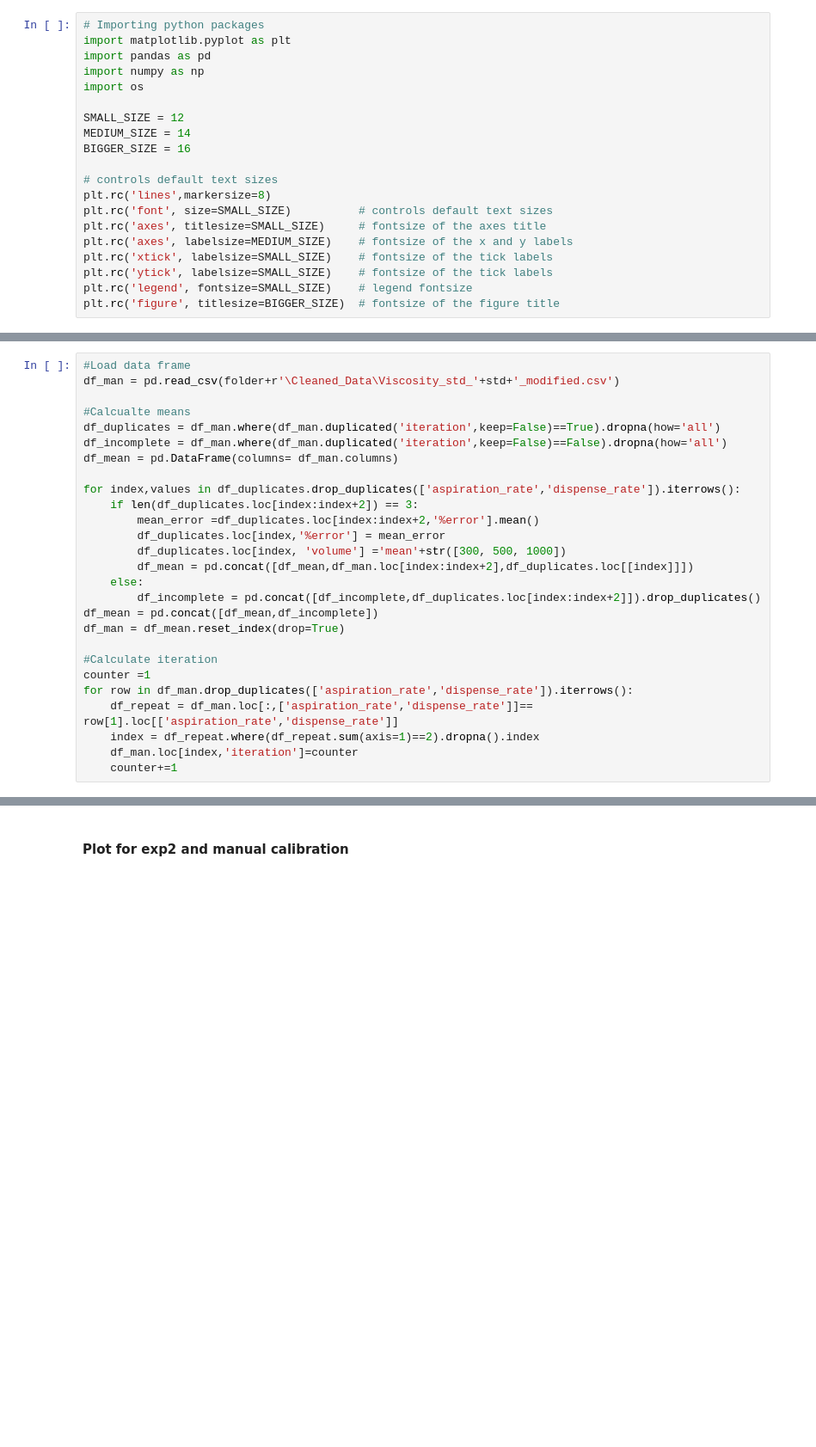
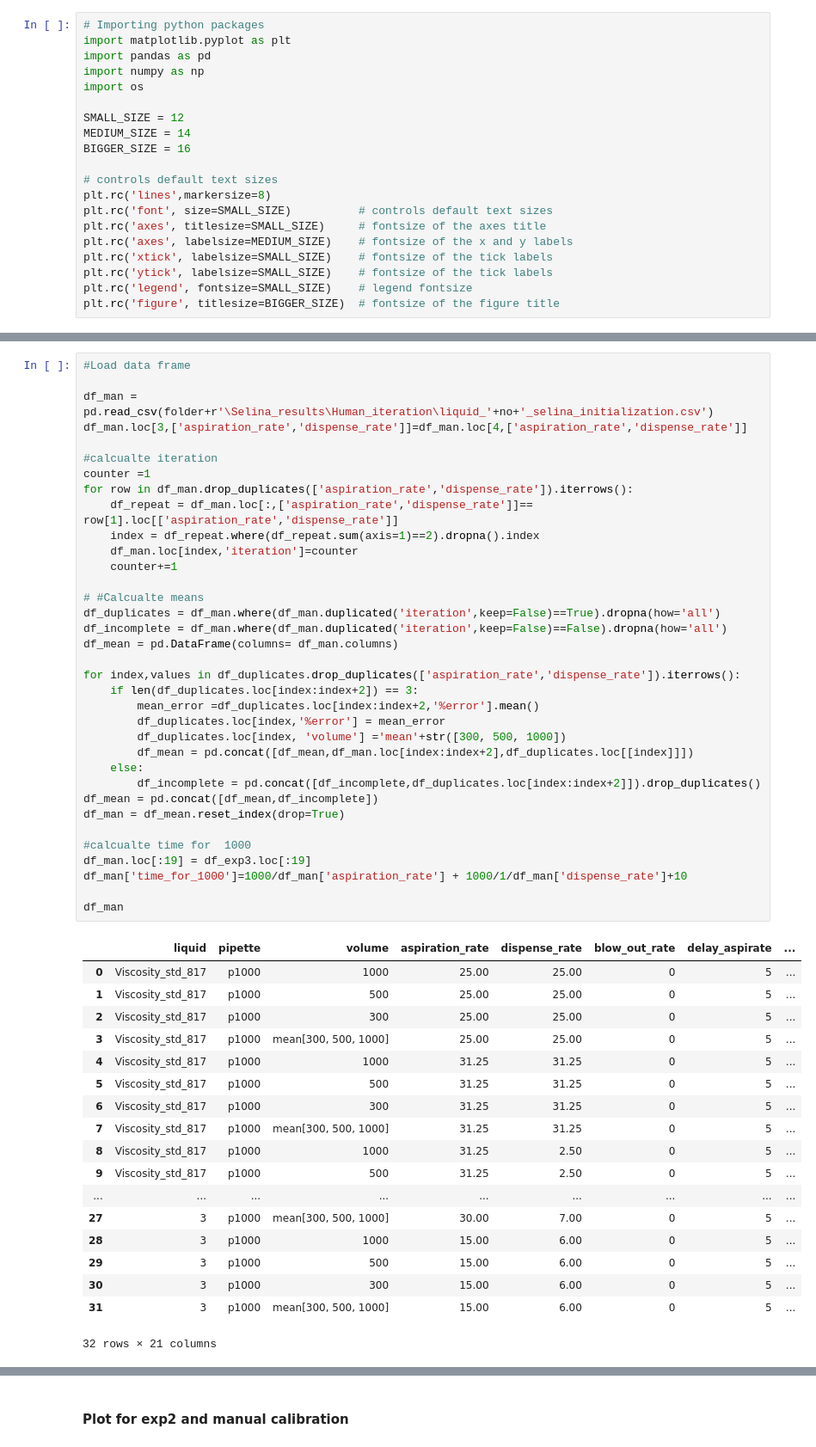
Before and after one commit to Quijanove/viscosity_liquid_transfer_Pablo, a Jupyter notebook: Opentrons_experiments/BOTorch_optimization/plot_presentation_Opentrons.ipynb, the cells around one changed output, grey strips where cells are left out. Shown at 86% size. Cells and saved outputs as stored; diff of their text form; blank space fills up the shorter version.

```diff
--- a/Opentrons_experiments/BOTorch_optimization/plot_presentation_Opentrons.ipynb
+++ b/Opentrons_experiments/BOTorch_optimization/plot_presentation_Opentrons.ipynb
@@ -26,27 +86,54 @@ std = '204'
 # %%
 #Load data frame
-df_man = pd.read_csv(folder+r'\Cleaned_Data\Viscosity_std_'+std+'_modified.csv')
 
-#Calcualte means
+df_man = pd.read_csv(folder+r'\Selina_results\Human_iteration\liquid_'+no+'_selina_initialization.csv')
+df_man.loc[3,['aspiration_rate','dispense_rate']]=df_man.loc[4,['aspiration_rate','dispense_rate']]
+
+#calcualte iteration
+counter =1
+for row in df_man.drop_duplicates(['aspiration_rate','dispense_rate']).iterrows():
+    df_repeat = df_man.loc[:,['aspiration_rate','dispense_rate']]== row[1].loc[['aspiration_rate','dispense_rate']]
+    index = df_repeat.where(df_repeat.sum(axis=1)==2).dropna().index
+    df_man.loc[index,'iteration']=counter
+    counter+=1
+
+# #Calcualte means
 df_duplicates = df_man.where(df_man.duplicated('iteration',keep=False)==True).dropna(how='all')
 df_incomplete = df_man.where(df_man.duplicated('iteration',keep=False)==False).dropna(how='all')
 df_mean = pd.DataFrame(columns= df_man.columns)
 
 for index,values in df_duplicates.drop_duplicates(['aspiration_rate','dispense_rate']).iterrows():
     if len(df_duplicates.loc[index:index+2]) == 3:
         mean_error =df_duplicates.loc[index:index+2,'%error'].mean()
         df_duplicates.loc[index,'%error'] = mean_error
         df_duplicates.loc[index, 'volume'] ='mean'+str([300, 500, 1000])
         df_mean = pd.concat([df_mean,df_man.loc[index:index+2],df_duplicates.loc[[index]]])
     else:
         df_incomplete = pd.concat([df_incomplete,df_duplicates.loc[index:index+2]]).drop_duplicates()
 df_mean = pd.concat([df_mean,df_incomplete])
 df_man = df_mean.reset_index(drop=True)
 
-#Calculate iteration
-counter =1
-for row in df_man.drop_duplicates(['aspiration_rate','dispense_rate']).iterrows():
-    df_repeat = df_man.loc[:,['aspiration_rate','dispense_rate']]== row[1].loc[['aspiration_rate','dispense_rate']]
-    index = df_repeat.where(df_repeat.sum(axis=1)==2).dropna().index
-    df_man.loc[index,'iteration']=counter
-    counter+=1
+#calcualte time for  1000
+df_man.loc[:19] = df_exp3.loc[:19]
+df_man['time_for_1000']=1000/df_man['aspiration_rate'] + 1000/1/df_man['dispense_rate']+10
+
+df_man
+# %% [output]
+|  | liquid | pipette | volume | aspiration_rate | dispense_rate | blow_out_rate | delay_aspirate | ... |
+| 0 | Viscosity_std_817 | p1000 | 1000 | 25.00 | 25.00 | 0 | 5 | ... |
+| 1 | Viscosity_std_817 | p1000 | 500 | 25.00 | 25.00 | 0 | 5 | ... |
+| 2 | Viscosity_std_817 | p1000 | 300 | 25.00 | 25.00 | 0 | 5 | ... |
+| 3 | Viscosity_std_817 | p1000 | mean[300, 500, 1000] | 25.00 | 25.00 | 0 | 5 | ... |
+| 4 | Viscosity_std_817 | p1000 | 1000 | 31.25 | 31.25 | 0 | 5 | ... |
+| 5 | Viscosity_std_817 | p1000 | 500 | 31.25 | 31.25 | 0 | 5 | ... |
+| 6 | Viscosity_std_817 | p1000 | 300 | 31.25 | 31.25 | 0 | 5 | ... |
+| 7 | Viscosity_std_817 | p1000 | mean[300, 500, 1000] | 31.25 | 31.25 | 0 | 5 | ... |
+| 8 | Viscosity_std_817 | p1000 | 1000 | 31.25 | 2.50 | 0 | 5 | ... |
+| 9 | Viscosity_std_817 | p1000 | 500 | 31.25 | 2.50 | 0 | 5 | ... |
+| ... | ... | ... | ... | ... | ... | ... | ... | ... |
+| 27 | 3 | p1000 | mean[300, 500, 1000] | 30.00 | 7.00 | 0 | 5 | ... |
+| 28 | 3 | p1000 | 1000 | 15.00 | 6.00 | 0 | 5 | ... |
+| 29 | 3 | p1000 | 500 | 15.00 | 6.00 | 0 | 5 | ... |
+| 30 | 3 | p1000 | 300 | 15.00 | 6.00 | 0 | 5 | ... |
+| 31 | 3 | p1000 | mean[300, 500, 1000] | 15.00 | 6.00 | 0 | 5 | ... |
+32 rows × 21 columns
```
Also changed, not shown: parts of 8 cells of this notebook.
